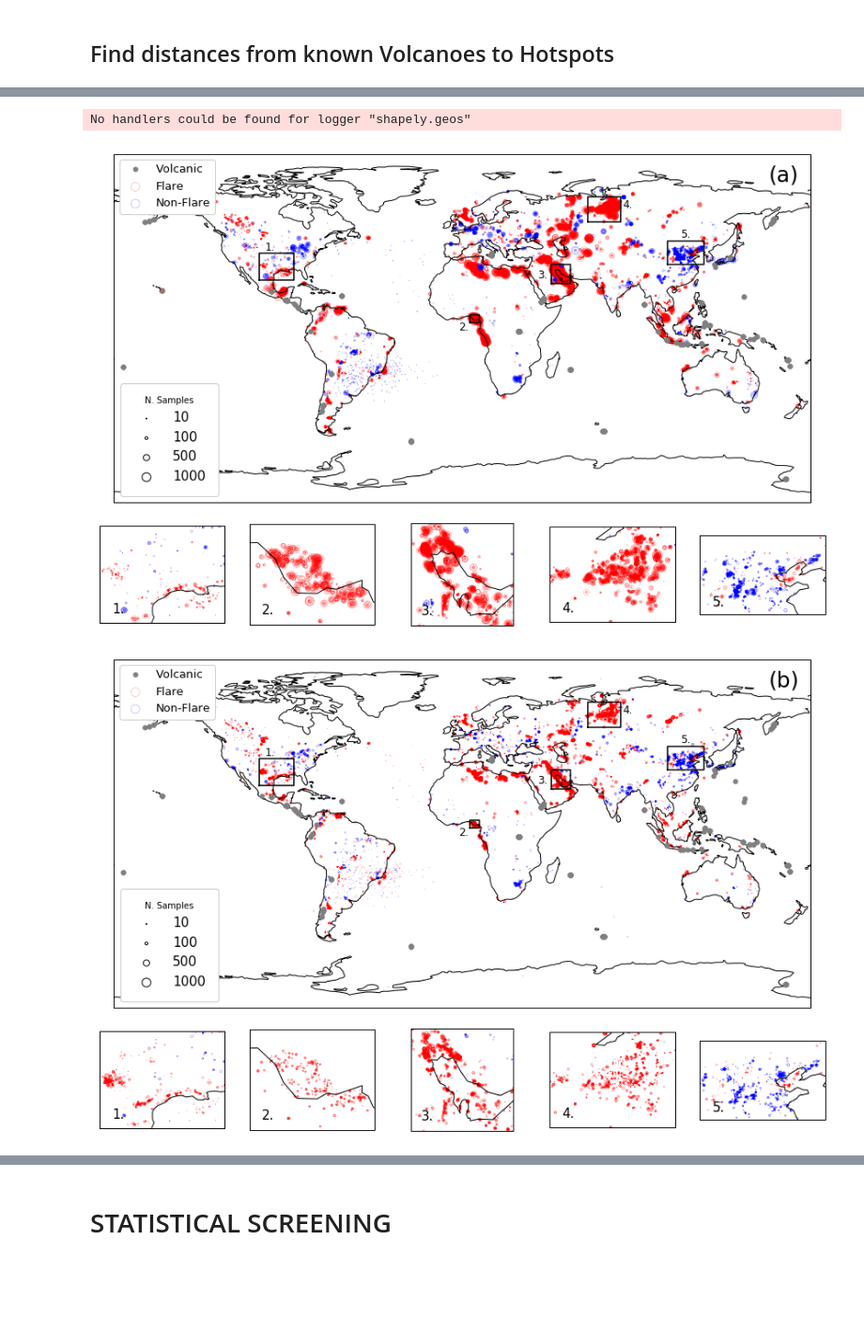
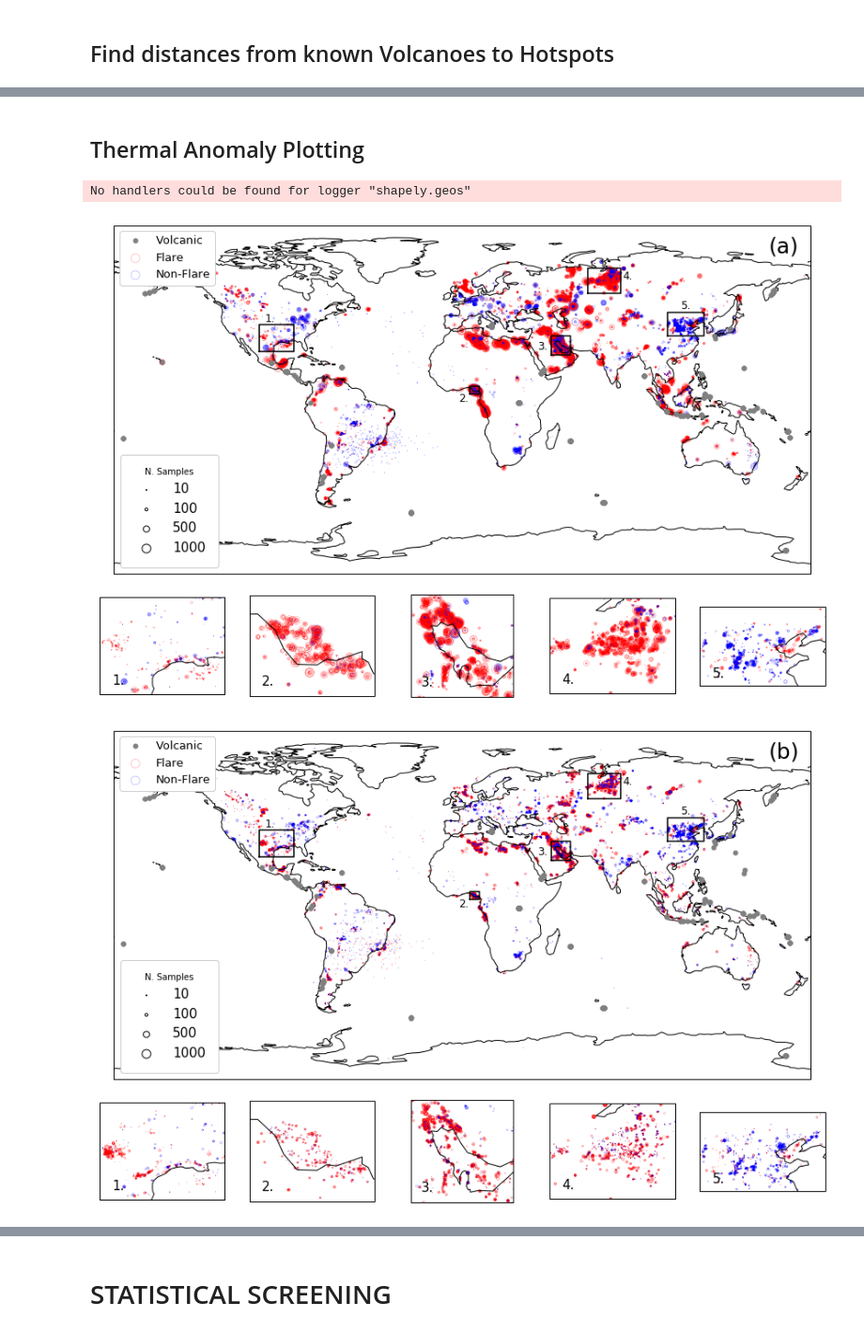
Before and after one commit to dnf0/kcl-globalgasflaring, a Jupyter notebook: notebooks/Paper Analysis Combined.ipynb, the cells around one changed output, grey strips where cells are left out. Shown at 94% size. Cells and saved outputs as stored; diff of their text form; code cells hidden in the pictures; blank space fills up the shorter version.

```diff
--- a/notebooks/Paper Analysis Combined.ipynb
+++ b/notebooks/Paper Analysis Combined.ipynb
@@ -448,5 +506,5 @@ def dist_to_nearest_volcano(volc_df, location_df):
     location_df['distance_to_a_volcano'] = np.rad2deg(distances)
     return location_df
 # %%
-ats_location_df = dist_to_nearest_volcano(volc_df, ats_location_df)
-sls_location_df = dist_to_nearest_volcano(volc_df, sls_location_df)
+ats_hotspot_df_subset = dist_to_nearest_volcano(volc_df, ats_hotspot_df_subset)
+sls_hotspot_df_subset = dist_to_nearest_volcano(volc_df, sls_hotspot_df_subset)
@@ -454,0 +513,3 @@ sls_location_df = dist_to_nearest_volcano(volc_df, sls_location_df)
+# %%
+ats_hotspot_df_subset = ats_hotspot_df_subset.merge(ats_ratio_df,  on=['lats_arcmin', 'lons_arcmin'])
+sls_hotspot_df_subset = sls_hotspot_df_subset.merge(sls_ratio_df,  on=['lats_arcmin', 'lons_arcmin'])
@@ -462,18 +525,15 @@ def mask_non_flare_hotspots(df):
 
     # remove hotspots associated with industrial activity other than flaring
     s1 = df.shape[0]
-    bad_ratio_df = df[(df.updated_flares == 0)]
-    good_ratio_df = df[(df.updated_flares == 1)]
-    df = df[(df.updated_flares == 1)]
+    bad_ratio_df = df[(df.is_flare == 0)]
+    good_ratio_df = df[(df.is_flare == 1)]
+    df = df[(df.is_flare == 1)]
     s2 = df.shape[0]
     print 'Hotspots removed due to non flaring activity', s2-s1
 
     return df, volcanic_hotspot_df, bad_ratio_df, good_ratio_df
 
-ats_location_df = ats_location_df.merge(ats_ratio_df,  on=['lats_arcmin', 'lons_arcmin'])
-sls_location_df = sls_location_df.merge(sls_ratio_df,  on=['lats_arcmin', 'lons_arcmin'])
-
-ats_location_df, ats_volc_df, ats_bad_ratio_df, ats_good_ratio_df = mask_non_flare_hotspots(ats_location_df)
-sls_location_df, sls_volc_df, sls_bad_ratio_df, sls_good_ratio_df = mask_non_flare_hotspots(sls_location_df)
+ats_screened_hotspot_df, ats_volc_df, ats_bad_ratio_df, ats_good_ratio_df = mask_non_flare_hotspots(ats_hotspot_df_subset)
+sls_screened_hotspot_df, sls_volc_df, sls_bad_ratio_df, sls_good_ratio_df = mask_non_flare_hotspots(sls_hotspot_df_subset)
 # %% [output]
 Hotspots removed due to proximity to volcano: -296
@@ -485,5 +550,7 @@ Hotspots removed due to non flaring activity -4443
+# %% [markdown]
+## Thermal Anomaly Plotting
 # %%
-def plot_data_screening(flare_df, volc_df, ratio_df, lab):
+def plot_data_screening(flare_df, volc_df, ratio_df, lab, fname):
 
     plt.close('all')
     fig = plt.figure(figsize=(15,10))
@@ -563,14 +630,15 @@ def plot_data_screening(flare_df, volc_df, ratio_df, lab):
                           facecolor='None')
         ax.text(0.1, 0.1, str(i+1)+'.', transform=ax.transAxes, fontsize=15)
 
+    plt.savefig(os.path.join(output_path, fname), bbox_inches='tight', dpi=600)
     plt.show()
 # %%
-plot_data_screening(ats_good_ratio_df, ats_volc_df, ats_bad_ratio_df, '(a)')
+plot_data_screening(ats_good_ratio_df, ats_volc_df, ats_bad_ratio_df, '(a)', 'atsr_hotspots.png')
 # %% [output]
 No handlers could be found for logger "shapely.geos"
-[figure, old version]
+[figure, new version]
 # %%
-plot_data_screening(sls_good_ratio_df, sls_volc_df, sls_bad_ratio_df, '(b)')
+plot_data_screening(sls_good_ratio_df, sls_volc_df, sls_bad_ratio_df, '(b)', 'slstr_hotspots.png')
 # %% [output]
-[figure, old version]
+[figure, new version]
 # %% [markdown]
```
Also changed, not shown: parts of 71 cells of this notebook, 1 other file.
